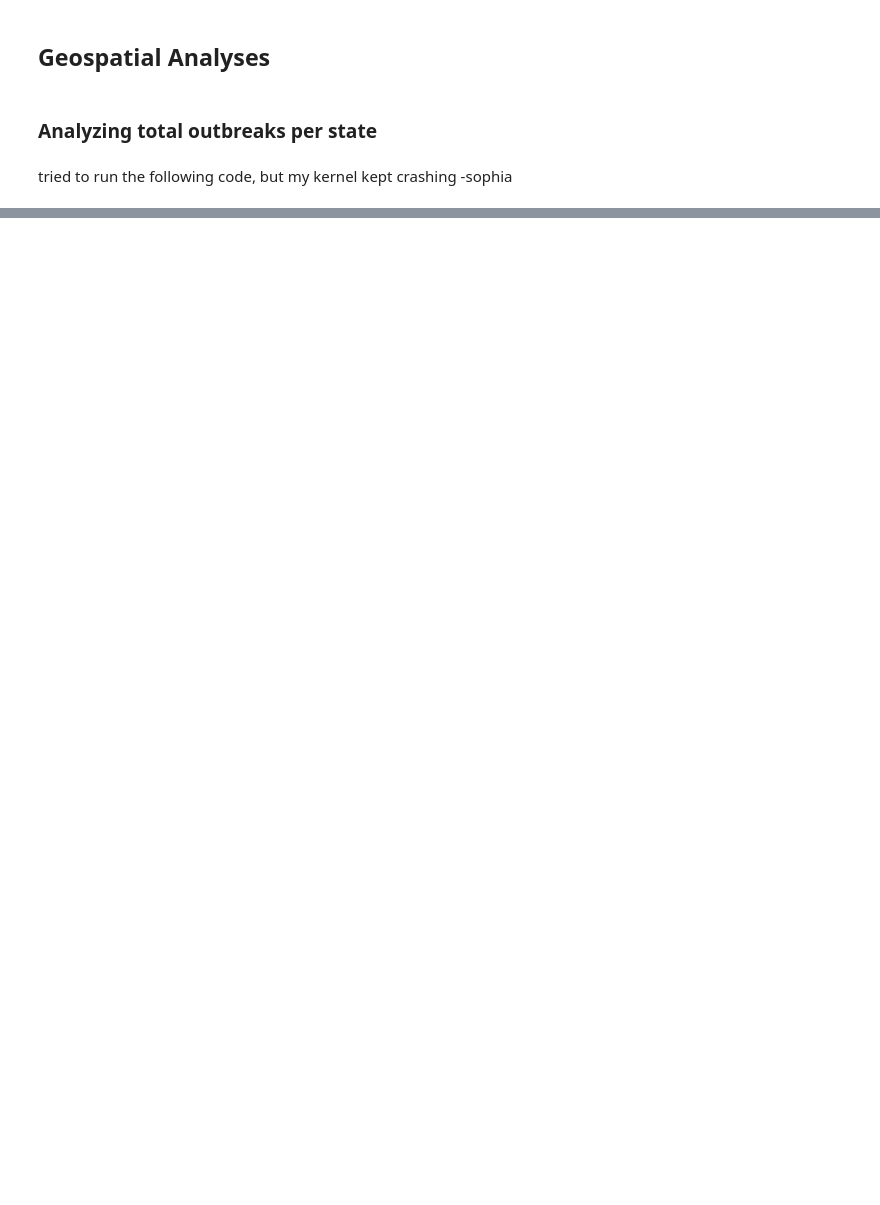
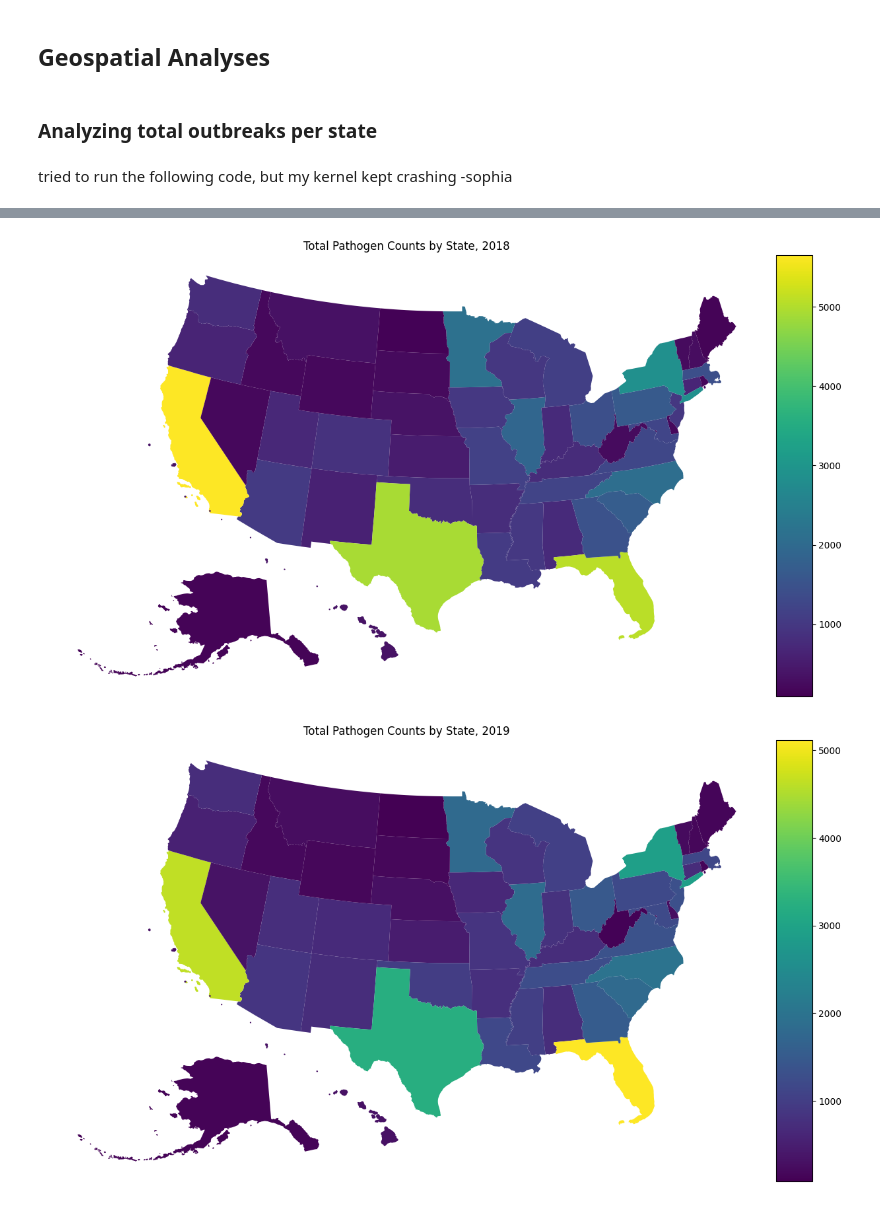
Before and after one commit to NikkiLa1/DS-5610-EDA-Final, a Jupyter notebook: EDA Code.ipynb, the cells around one changed output, grey strips where cells are left out. Drawn from its saved outputs; the diff is of its cells as text; code cells hidden in the pictures; blank space fills up the shorter version.

```diff
--- a/EDA Code.ipynb
+++ b/EDA Code.ipynb
@@ -303,0 +313,29 @@ tried to run the following code, but my kernel kept crashing -sophia
+# %%
+from mpl_toolkits.axes_grid1 import make_axes_locatable
+
+merged_df['num_isolates'] = merged_df['num_isolates'].astype(int)
+# sum the isolates by year and state
+annual_state_isolates = merged_df.groupby(['year', 'state']).agg({'num_isolates': 'sum', 'geometry': 'first'}).reset_index()
+
+# convert GeoDataFrame
+annual_state_isolates = gpd.GeoDataFrame(annual_state_isolates, geometry='geometry')
+
+# maps for each year from 2018 to 2023
+years = range(2018, 2024)
+for year in years:
+    fig, ax = plt.subplots(1, 1, figsize=(15, 10))
+
+    year_data = annual_state_isolates[annual_state_isolates['year'] == year]
+
+
+    # legend adjustments
+    divider = make_axes_locatable(ax)
+    cax = divider.append_axes("right", size="5%", pad=0.1)
+
+    plot = year_data.plot(column='num_isolates', ax=ax, legend=True, cax=cax)
+    ax.set_title(f'Total Pathogen Counts by State, {year}')
+    ax.set_axis_off()
+    plt.show()
+# %% [output]
+[figure, added]
+[figure, added]
```
Also changed, not shown: parts of 6 cells of this notebook.
